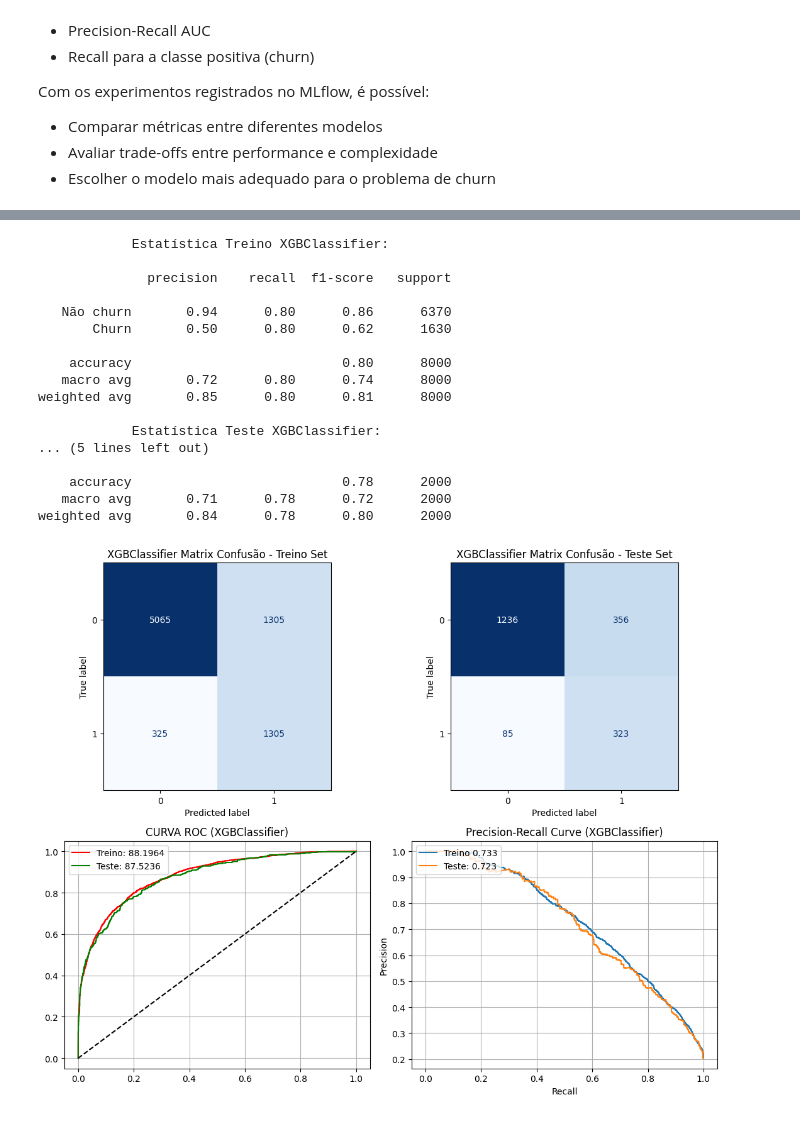
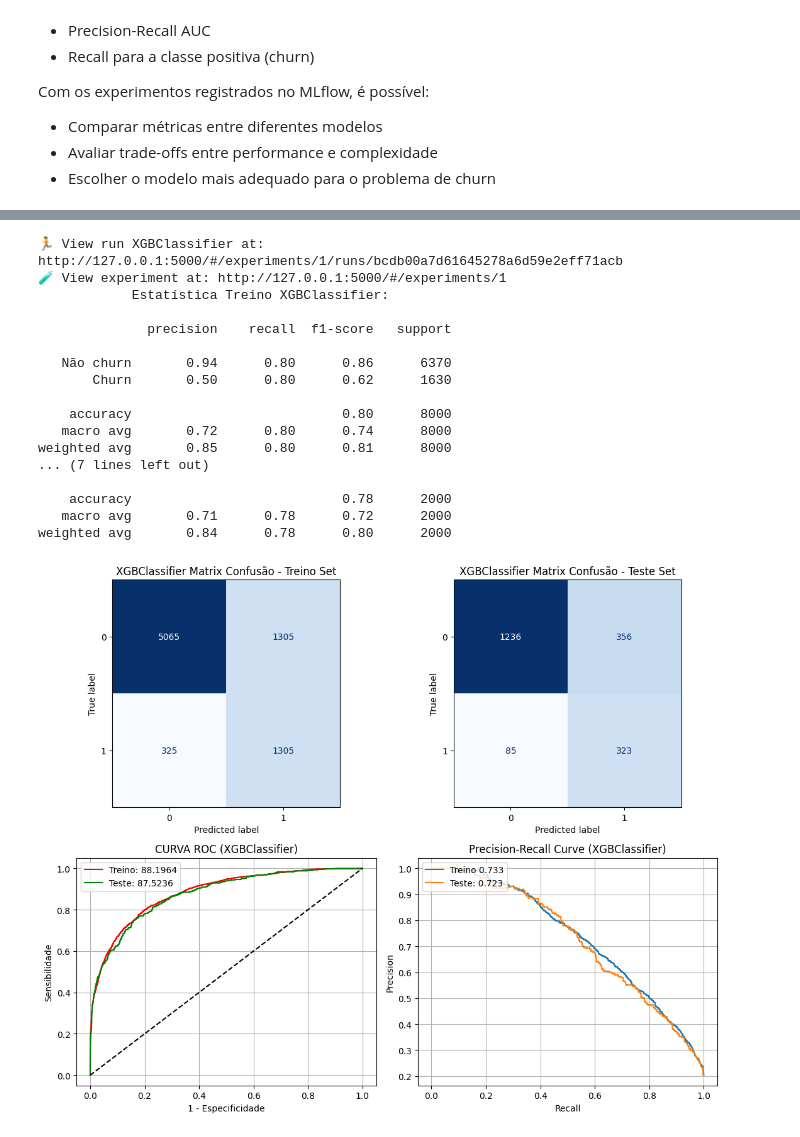
Before and after one commit to OsanaThiago/EDA-Churn-Predict, a Jupyter notebook: notebooks/model.ipynb, the cells around one changed output, grey strips where cells are left out. Drawn from its saved outputs; the diff is of its cells as text; code cells hidden in the pictures.

```diff
--- a/notebooks/model.ipynb
+++ b/notebooks/model.ipynb
@@ -287,6 +294,8 @@ def get_performance(resultados):
       axes[2].plot(roc_treino[0], roc_treino[1], color='red')
       axes[2].plot(roc_teste[0], roc_teste[1], color='green')
       axes[2].plot([0,1], [0,1], color='black', linestyle= '--')
+      axes[2].set_xlabel("1 - Especificidade")
+      axes[2].set_ylabel("Sensibilidade")
       axes[2].legend([f"Treino: {100*auc_treino:.4f}", f"Teste: {100*auc_teste:.4f}"], loc='upper left')
       axes[2].grid(True)
 
@@ -342,18 +351,18 @@ weighted avg       0.84      0.79      0.80      2000
+🏃 View run XGBClassifier at: http://127.0.0.1:5000/#/experiments/1/runs/bcdb00a7d61645278a6d59e2eff71acb
+🧪 View experiment at: http://127.0.0.1:5000/#/experiments/1
             Estatística Treino XGBClassifier:
 
               precision    recall  f1-score   support
 
    Não churn       0.94      0.80      0.86      6370
        Churn       0.50      0.80      0.62      1630
 
     accuracy                           0.80      8000
    macro avg       0.72      0.80      0.74      8000
 weighted avg       0.85      0.80      0.81      8000
-
-            Estatística Teste XGBClassifier:
-... (5 lines left out)
+... (7 lines left out)
 
     accuracy                           0.78      2000
    macro avg       0.71      0.78      0.72      2000
 weighted avg       0.84      0.78      0.80      2000
-[figure, old version]
+[figure, new version]
```
Also changed, not shown: parts of 3 cells of this notebook, 3 other files.
